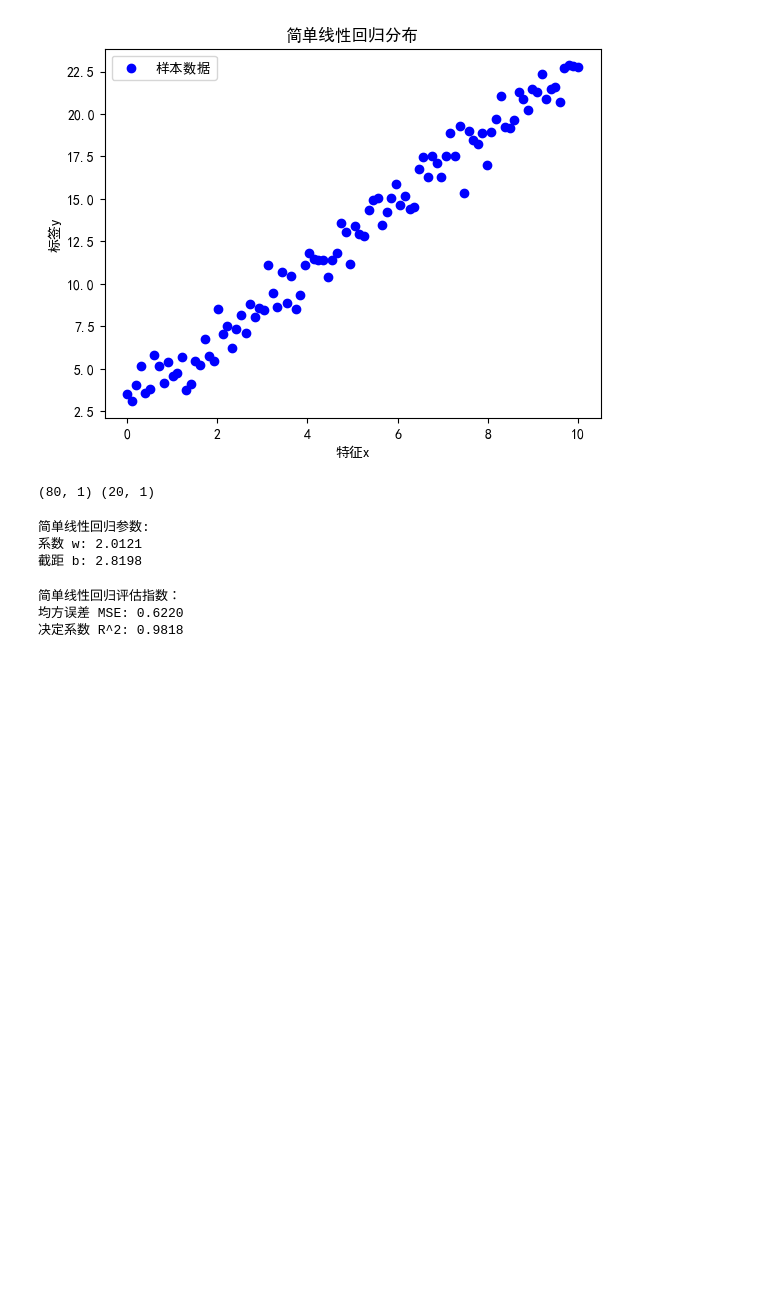
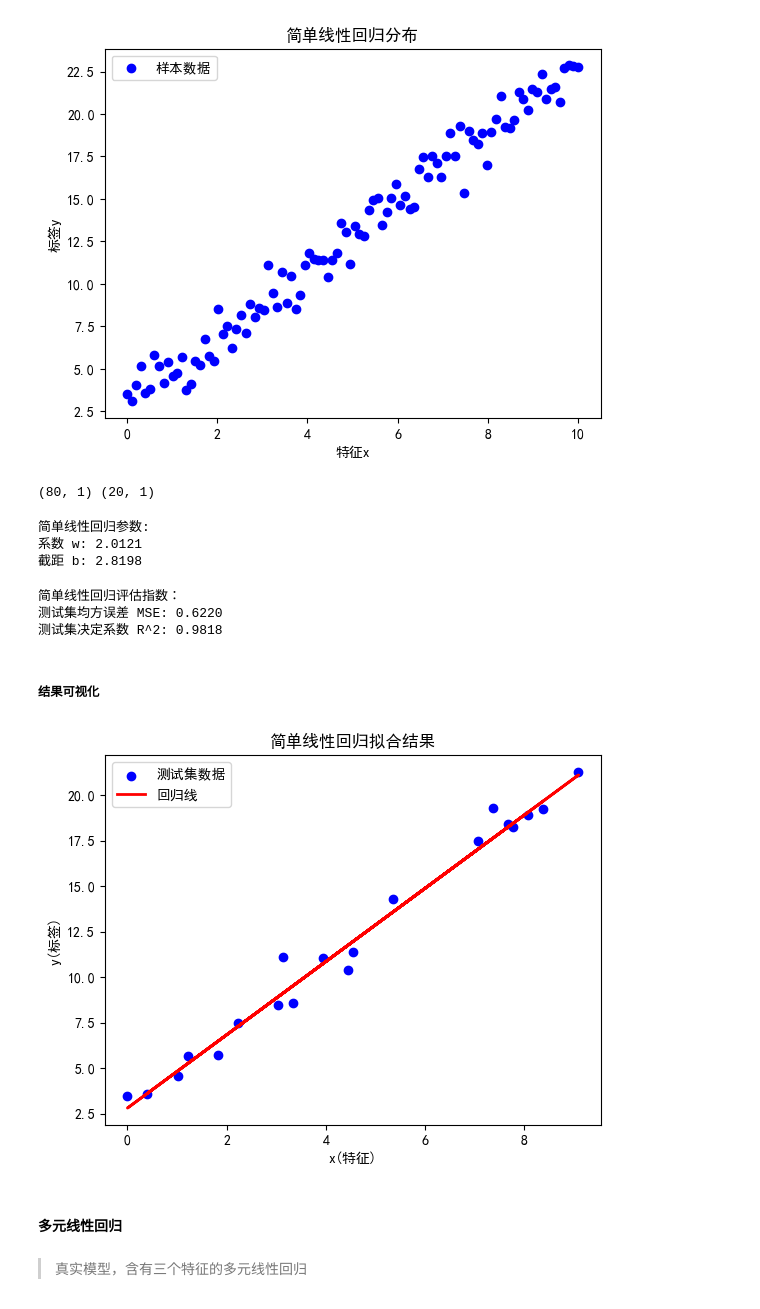
Before and after one commit to Austoin/ML_Cqust, a Jupyter notebook: 2025_925_实验二.ipynb, the cells around one changed output. Saved outputs shown, nothing was run; the diff lists cells and outputs as text; code cells hidden in the pictures; blank space fills up the shorter version.

```diff
--- a/2025_925_实验二.ipynb
+++ b/2025_925_实验二.ipynb
@@ -66,12 +66,28 @@ print(f'简单线性回归评估指数：')
 
 # 计算均方误差MSE
 mse = mean_squared_error(y_test, y_pred)
-print(f'均方误差 MSE: {mse:.4f}')
+print(f'测试集均方误差 MSE: {mse:.4f}')
 
 # 计算R^2
 r2 = r2_score(y_test, y_pred)
-print(f'决定系数 R^2: {r2:.4f}')
+print(f'测试集决定系数 R^2: {r2:.4f}')
 # %% [output]
 简单线性回归评估指数：
-均方误差 MSE: 0.6220
-决定系数 R^2: 0.9818
+测试集均方误差 MSE: 0.6220
+测试集决定系数 R^2: 0.9818
+# %% [markdown]
+##### 结果可视化
+# %%
+plt.scatter(x_test, y_test, color = 'blue', label = '测试集数据')
+plt.plot(x_test, y_pred, color = 'red', linewidth = 2, label = '回归线')
+plt.xlabel('x(特征)')
+plt.ylabel('y(标签)')
+plt.title('简单线性回归拟合结果')
+plt.legend()
+plt.show()
+# %% [output]
+[figure, added]
+# %% [markdown]
+#### 多元线性回归
+# %% [markdown]
+> 真实模型，含有三个特征的多元线性回归
```
Also changed, not shown: parts of 5 cells of this notebook, 1 other file.
